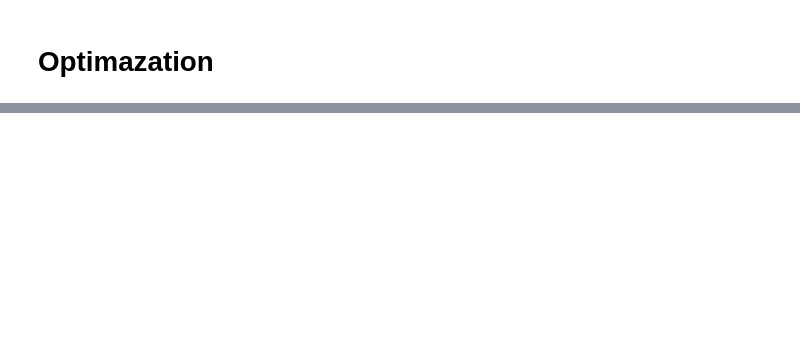
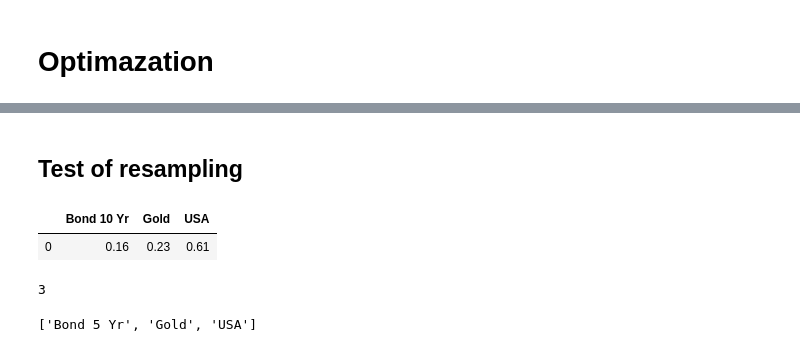
Before and after one commit to webclinic017/Portfolio_Construction, a Jupyter notebook: Portfolio_Backtest/Static_Portfolio.ipynb, the cells around one changed output, grey strips where cells are left out. Saved outputs shown, nothing was run; the diff lists cells and outputs as text; code cells hidden in the pictures; blank space fills up the shorter version.

```diff
--- a/Portfolio_Backtest/Static_Portfolio.ipynb
+++ b/Portfolio_Backtest/Static_Portfolio.ipynb
@@ -603,0 +672,32 @@ risk_parity(data)
+# %% [markdown]
+## Test of resampling
+# %%
+def resampling_optimazation(data, target = 'Kelly', samples = 500):
+
+    samp = round(len(data.columns)**0.7)
+    weight_log = pd.DataFrame(columns = data.columns)
+    for i in range(samples):
+        random_assets = random.sample(list(data.columns), samp)
+        optimize_result = Optimize_Portfolio(data[random_assets], objective= target)
+        optimize_weight =  pd.DataFrame(optimize_result['x'].round(2)).transpose()
+        optimize_weight.columns = random_assets
+        weight_log = pd.concat([weight_log, optimize_weight], axis=0, sort='true' )
+
+    weight_log = weight_log.fillna(0)
+    weight_log = pd.DataFrame(weight_log.mean()).transpose()
+    weight_log = pd.DataFrame(weight_log.mean()).transpose()
+
+    return(weight_log)
+# %%
+resampling_optimazation(data, target='Kelly').round(2)
+# %% [output]
+|  | Bond 10 Yr | Gold | USA |
+| 0 | 0.16 | 0.23 | 0.61 |
+# %%
+round(len(data.columns)**0.7)
+# %% [output]
+3
+# %%
+random.sample(list(data.columns), 3)
+# %% [output]
+['Bond 5 Yr', 'Gold', 'USA']
```
Also changed, not shown: parts of 13 cells of this notebook, 5 other files.
